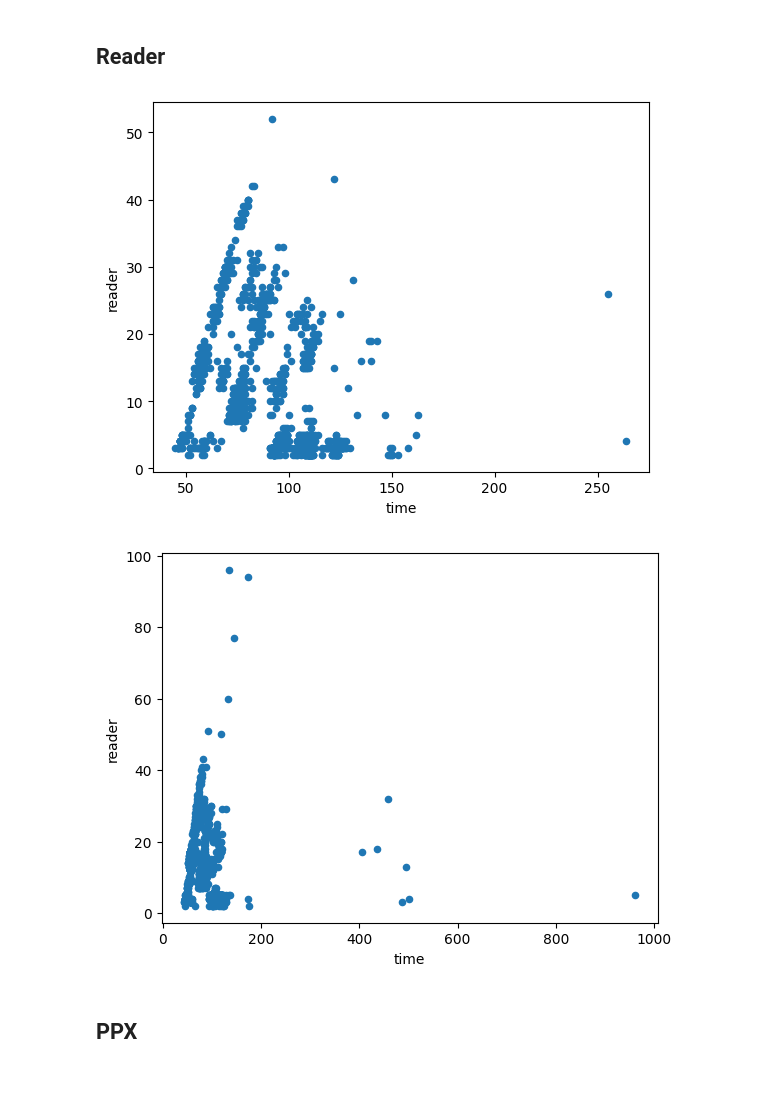
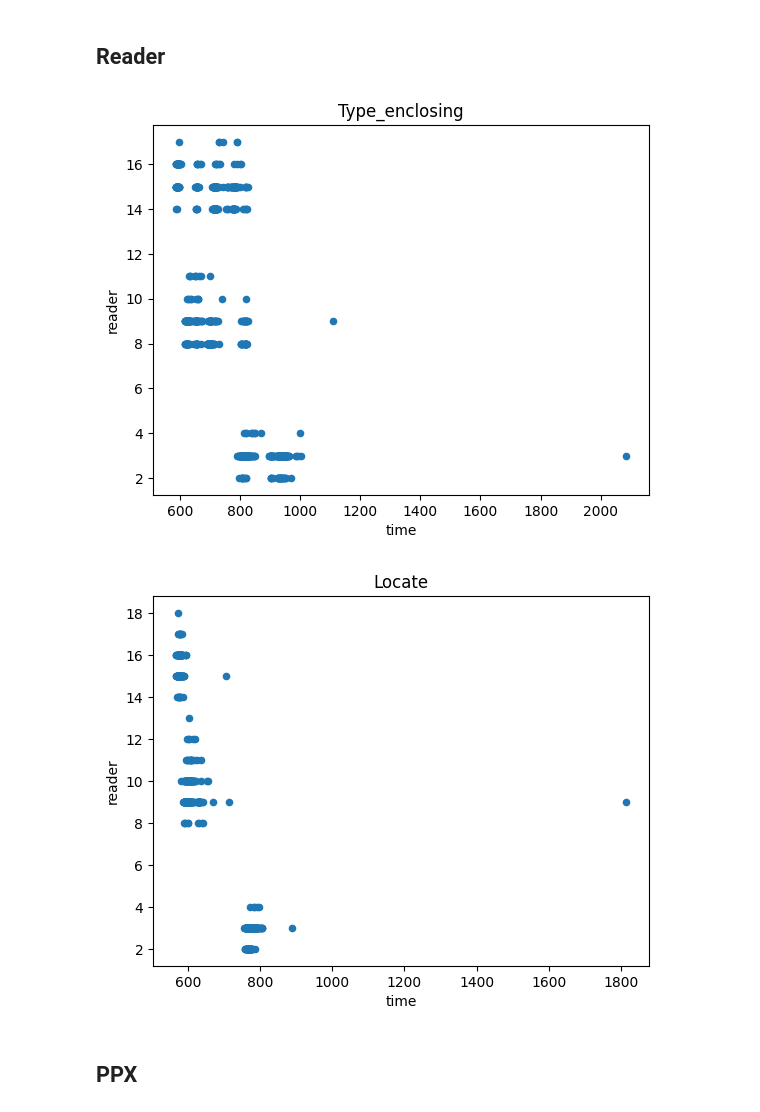
Before and after one commit to pitag-ha/merl-an, a Jupyter notebook: data/js_2023_02_06/analysis.ipynb, the cells around one changed output. Saved outputs shown, nothing was run; the diff lists cells and outputs as text; code cells hidden in the pictures; blank space fills up the shorter version.

```diff
--- a/data/js_2023_02_06/analysis.ipynb
+++ b/data/js_2023_02_06/analysis.ipynb
@@ -161,13 +161,3 @@ pd.read_json(merlin_responses(Frontend.Warm), lines=True)["responses"][0][0]["ti
  'error': 0}
 # %% [markdown]
 ## Current time/space trade-off
-# %%
-def plot(data_taken_into_account)
-    # Small hack: Need to fix query_type type: for some reason it gets serialized into a list
-    data_taken_into_account["query_type"] = data_taken_into_account["query_type"].apply(lambda qt: qt[0] if isinstance(qt, list) else qt )
-    data = data_taken_into_account.copy() if query_type == None else data_taken_into_account.copy()[data_taken_into_account["query_type"] == query_type]
-    merlin_responses_json = merlin_responses(frontend)
-    mr = pd.read_json(merlin_responses_json, lines = True)
-    all = pd.merge(data, mr, on = "sample_id")
-    graph = pd.DataFrame.from_records([{"time": reply["timing"]["clock"], timing_section : reply["timing"][timing_section], "file" : row["file"]} for i, row in all.iterrows() for reply in row["responses"]])
-    graph = graph[graph["time"] < truncate_on] if truncate_on != None else graph
@@ -306,11 +326,11 @@ colors = list(mcolors.CSS4_COLORS.keys())
 # %% [markdown]
 ## Reader
 # %%
-plot(performance, Frontend.Warm, "reader", query_type = "Type_enclosing", truncate_on=3000)
-plot(performance, Frontend.Warm,"reader", query_type = "Locate", truncate_on=3000)
+plot(cold_performance, Frontend.Cold, "reader", query_type = "Type_enclosing", truncate_on=3000)
+plot(cold_performance, Frontend.Cold,"reader", query_type = "Locate", truncate_on=3000)
 # %% [output]
-[figure, old version]
+[figure, new version]
-[figure, old version]
+[figure, new version]
 # %% [markdown]
 ## PPX
 # %% [markdown]
```
Also changed, not shown: parts of 7 cells of this notebook.
